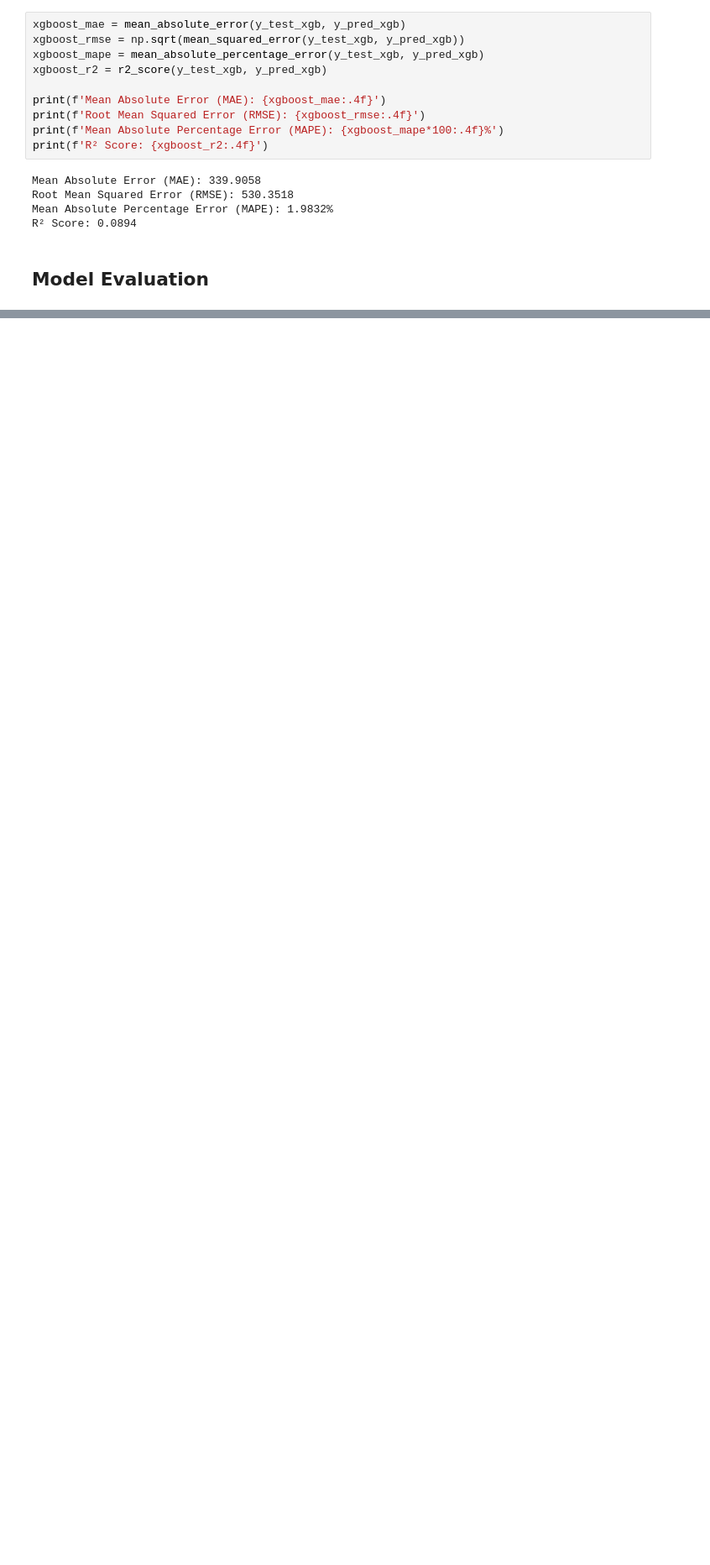
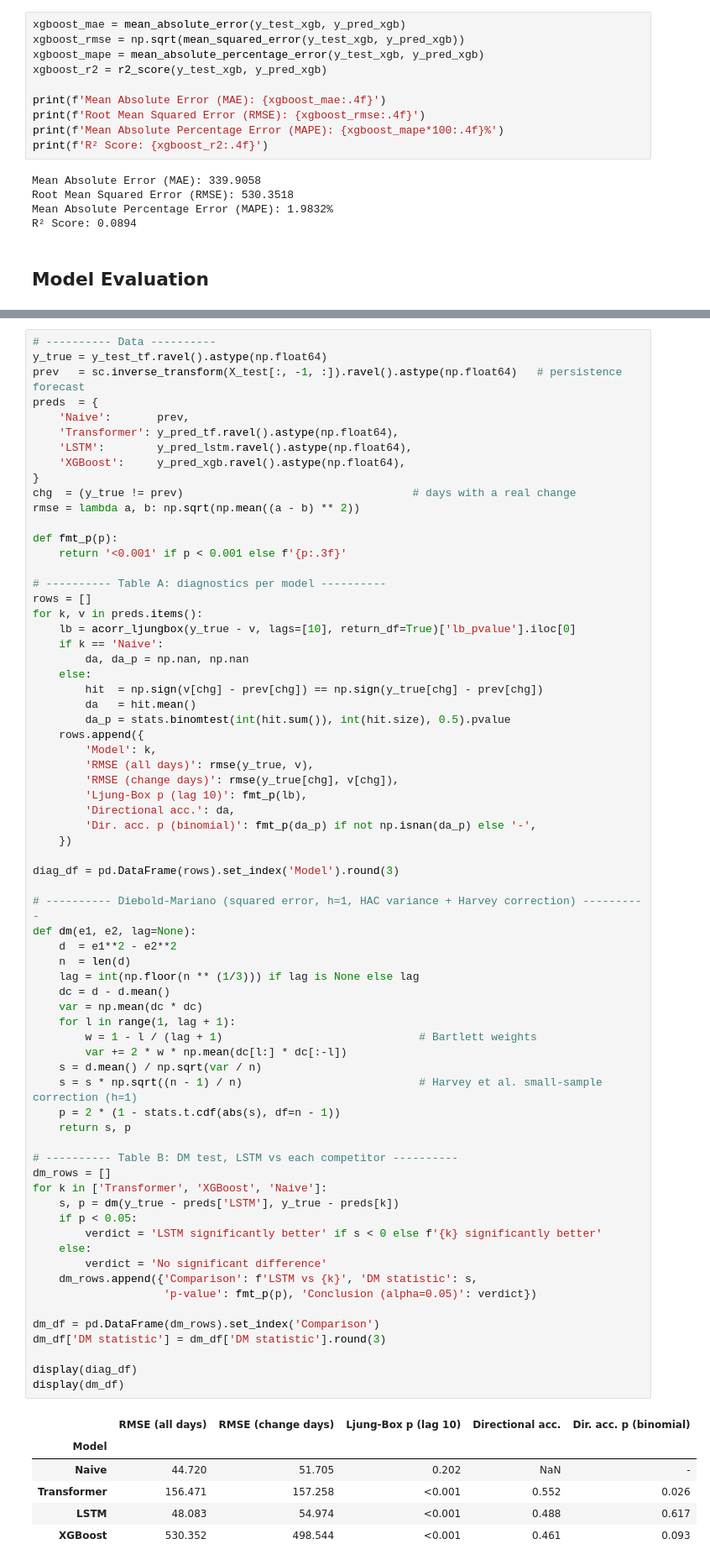
Before and after one commit to amgunawan/usd-idr-exchange-rate-forecasting, a Jupyter notebook: data-analysis.ipynb, the cells around one changed output, grey strips where cells are left out. Shown at 84% size. Saved outputs shown, nothing was run; the diff lists cells and outputs as text; blank space fills up the shorter version.

```diff
--- a/data-analysis.ipynb
+++ b/data-analysis.ipynb
@@ -780,0 +786,75 @@ evaluation_df
+# %%
+# ---------- Data ----------
+y_true = y_test_tf.ravel().astype(np.float64)
+prev   = sc.inverse_transform(X_test[:, -1, :]).ravel().astype(np.float64)   # persistence forecast
+preds  = {
+    'Naive':       prev,
+    'Transformer': y_pred_tf.ravel().astype(np.float64),
+    'LSTM':        y_pred_lstm.ravel().astype(np.float64),
+    'XGBoost':     y_pred_xgb.ravel().astype(np.float64),
+}
+chg  = (y_true != prev)                                   # days with a real change
+rmse = lambda a, b: np.sqrt(np.mean((a - b) ** 2))
+
+def fmt_p(p):
+    return '<0.001' if p < 0.001 else f'{p:.3f}'
+
+# ---------- Table A: diagnostics per model ----------
+rows = []
+for k, v in preds.items():
+    lb = acorr_ljungbox(y_true - v, lags=[10], return_df=True)['lb_pvalue'].iloc[0]
+    if k == 'Naive':
+        da, da_p = np.nan, np.nan
+    else:
+        hit  = np.sign(v[chg] - prev[chg]) == np.sign(y_true[chg] - prev[chg])
+        da   = hit.mean()
+        da_p = stats.binomtest(int(hit.sum()), int(hit.size), 0.5).pvalue
+    rows.append({
+        'Model': k,
+        'RMSE (all days)': rmse(y_true, v),
+        'RMSE (change days)': rmse(y_true[chg], v[chg]),
+        'Ljung-Box p (lag 10)': fmt_p(lb),
+        'Directional acc.': da,
+        'Dir. acc. p (binomial)': fmt_p(da_p) if not np.isnan(da_p) else '-',
+    })
+
+diag_df = pd.DataFrame(rows).set_index('Model').round(3)
+
+# ---------- Diebold-Mariano (squared error, h=1, HAC variance + Harvey correction) ----------
+def dm(e1, e2, lag=None):
+    d  = e1**2 - e2**2
+    n  = len(d)
+    lag = int(np.floor(n ** (1/3))) if lag is None else lag
+    dc = d - d.mean()
+    var = np.mean(dc * dc)
+    for l in range(1, lag + 1):
+        w = 1 - l / (lag + 1)                              # Bartlett weights
+        var += 2 * w * np.mean(dc[l:] * dc[:-l])
+    s = d.mean() / np.sqrt(var / n)
+    s = s * np.sqrt((n - 1) / n)                           # Harvey et al. small-sample correction (h=1)
+    p = 2 * (1 - stats.t.cdf(abs(s), df=n - 1))
+    return s, p
+
+# ---------- Table B: DM test, LSTM vs each competitor ----------
+dm_rows = []
+for k in ['Transformer', 'XGBoost', 'Naive']:
+    s, p = dm(y_true - preds['LSTM'], y_true - preds[k])
+    if p < 0.05:
+        verdict = 'LSTM significantly better' if s < 0 else f'{k} significantly better'
+    else:
+        verdict = 'No significant difference'
+    dm_rows.append({'Comparison': f'LSTM vs {k}', 'DM statistic': s,
+                    'p-value': fmt_p(p), 'Conclusion (alpha=0.05)': verdict})
+
+dm_df = pd.DataFrame(dm_rows).set_index('Comparison')
+dm_df['DM statistic'] = dm_df['DM statistic'].round(3)
+
+display(diag_df)
+display(dm_df)
+# %% [output]
+|  | RMSE (all days) | RMSE (change days) | Ljung-Box p (lag 10) | Directional acc. | Dir. acc. p (binomial) |
+| Model |  |  |  |  |  |
+| Naive | 44.720 | 51.705 | 0.202 | NaN | - |
+| Transformer | 156.471 | 157.258 | <0.001 | 0.552 | 0.026 |
+| LSTM | 48.083 | 54.974 | <0.001 | 0.488 | 0.617 |
+| XGBoost | 530.352 | 498.544 | <0.001 | 0.461 | 0.093 |
```
Also changed, not shown: parts of 17 cells of this notebook, 1 other file.
